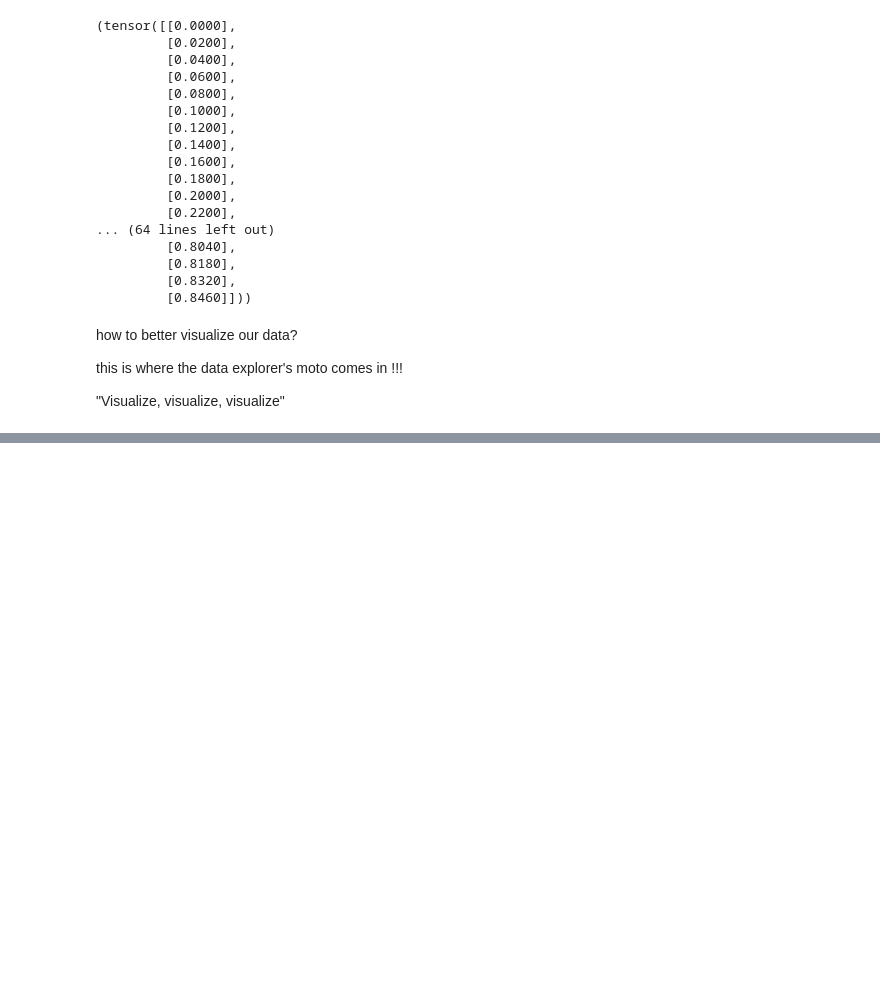
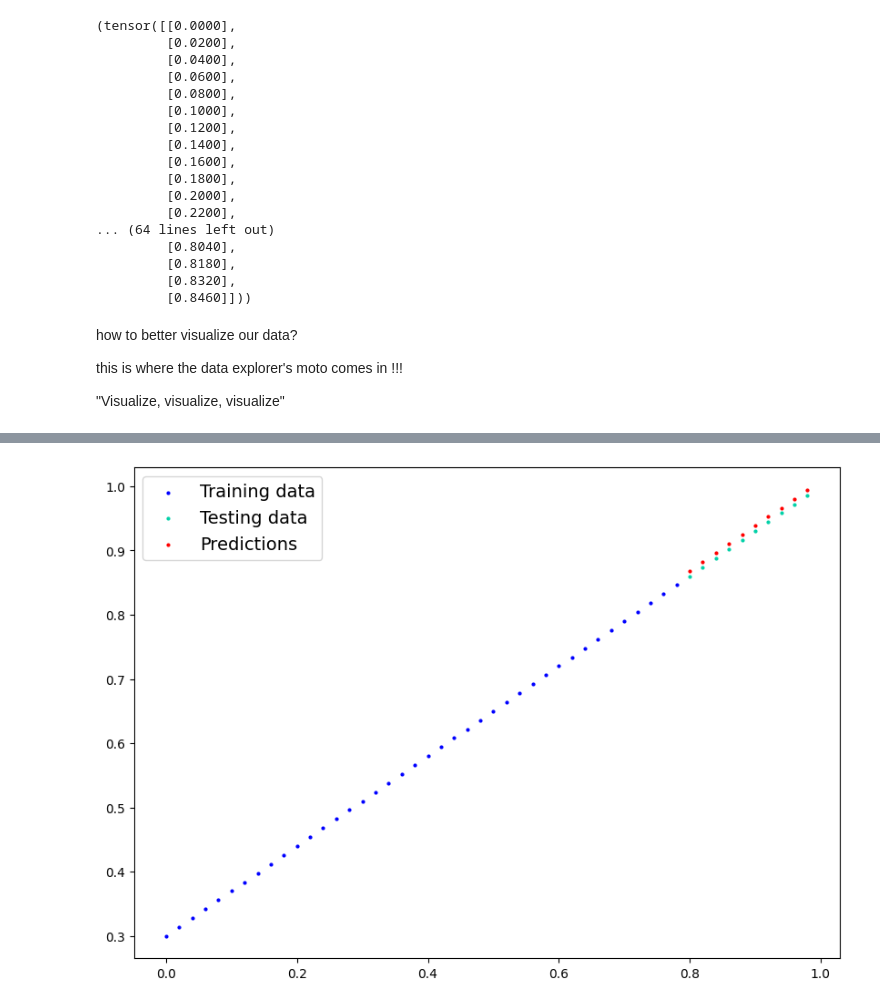
Before and after one commit to ReImage-CollegeProject/Learn_PyTorch, a Jupyter notebook: 01_PyTorch_Workflow.ipynb, the cells around one changed output, grey strips where cells are left out. Cells and saved outputs as stored; diff of their text form; code cells hidden in the pictures; blank space fills up the shorter version.

```diff
--- a/01_PyTorch_Workflow.ipynb
+++ b/01_PyTorch_Workflow.ipynb
@@ -232,0 +521,3 @@ Resources:
+# %%
+with torch.inference_mode():
+  y_preds_new = model_0(X_test)
@@ -232,0 +528,4 @@ Resources:
+# %%
+plot_predictions(predictions=y_preds_new)
+# %% [output]
+[figure, added]
```
Also changed, not shown: parts of 56 cells of this notebook.
